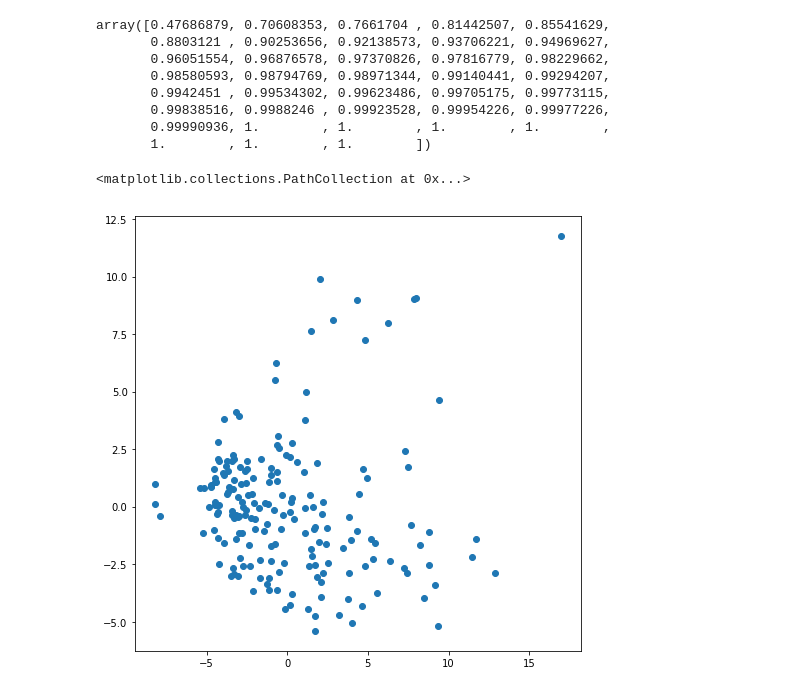
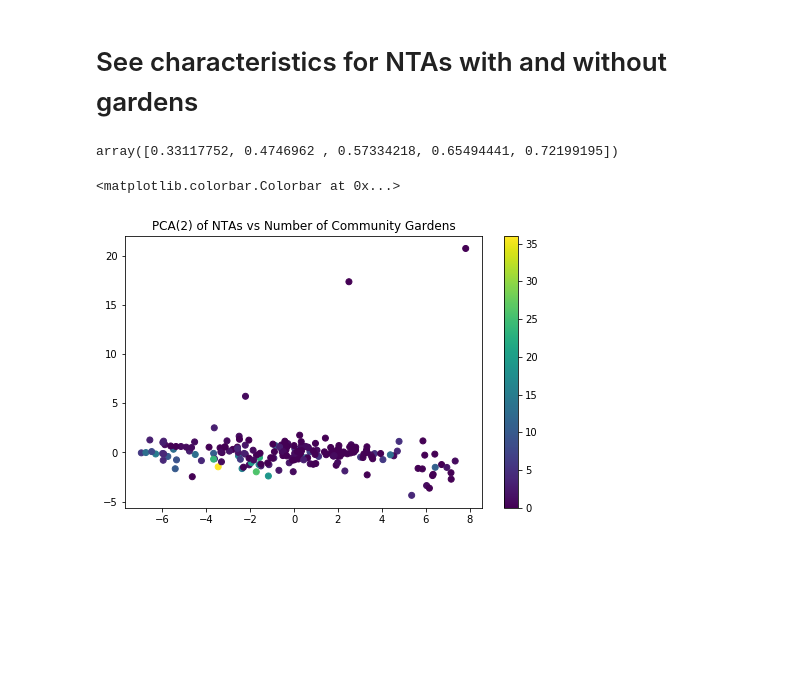
Before and after one commit to leonaisabelle/CUSP-ADS-Project, a Jupyter notebook: modelling_notebooks/PCA.ipynb, the cells around one changed output. Cells and saved outputs as stored; diff of their text form; code cells hidden in the pictures; blank space fills up the shorter version.

Commit message:
Update pca notebook w normalised data

```diff
--- a/modelling_notebooks/PCA.ipynb
+++ b/modelling_notebooks/PCA.ipynb
@@ -27,6 +23,5 @@ data.head()
-# %%
-data.set_index('GeogName', inplace=True)
 # %%
-data = data.drop(columns=['GeoID'])
-data.head(2)
+y = data[['HasGarden', 'GardenCounts']]
+X = data.drop(columns=['HasGarden', 'GardenCounts'])
+X.head(2)
 # %% [output]
@@ -60,22 +33,23 @@ data_xscaled = scaler.transform(data_x)
+# %% [markdown]
+# See characteristics for NTAs with and without gardens
+# %%
+# scale data
+from sklearn import preprocessing
+X_scaled = preprocessing.StandardScaler().fit_transform(X)
 # %%
 from sklearn.decomposition import PCA
-pca = PCA(data_x.shape[1])
-pca_model = pca.fit_transform(data_xscaled) # exclude GardenCounts and HasGarden
-pca.explained_variance_ratio_.cumsum()
+pca = PCA(X_scaled.shape[1]).fit(X_scaled)
+pca_model = pca.transform(X_scaled)
+pca.explained_variance_ratio_.cumsum()[:5] # first 5 components
 # %% [output]
-array([0.47686879, 0.70608353, 0.7661704 , 0.81442507, 0.85541629,
-       0.8803121 , 0.90253656, 0.92138573, 0.93706221, 0.94969627,
-       0.96051554, 0.96876578, 0.97370826, 0.97816779, 0.98229662,
-       0.98580593, 0.98794769, 0.98971344, 0.99140441, 0.99294207,
-       0.9942451 , 0.99534302, 0.99623486, 0.99705175, 0.99773115,
-       0.99838516, 0.9988246 , 0.99923528, 0.99954226, 0.99977226,
-       0.99990936, 1.        , 1.        , 1.        , 1.        ,
-       1.        , 1.        , 1.        ])
+array([0.33117752, 0.4746962 , 0.57334218, 0.65494441, 0.72199195])
 # %%
 #2-d plot
-fig = plt.figure(figsize=(8,8))
+fig = plt.figure(figsize=(8,5))
 
-plt.scatter(x=pca_model[:, 0], y=pca_model[:, 1])
+plt.scatter(x=pca_model[:, 0], y=pca_model[:, 1], c=y['GardenCounts'])
+plt.title('PCA(2) of NTAs vs Number of Community Gardens')
+plt.colorbar()
 # %% [output]
-<matplotlib.collections.PathCollection at 0x...>
+<matplotlib.colorbar.Colorbar at 0x...>
-[figure, old version]
+[figure, new version]
```
Also changed, not shown: parts of 11 cells of this notebook.
